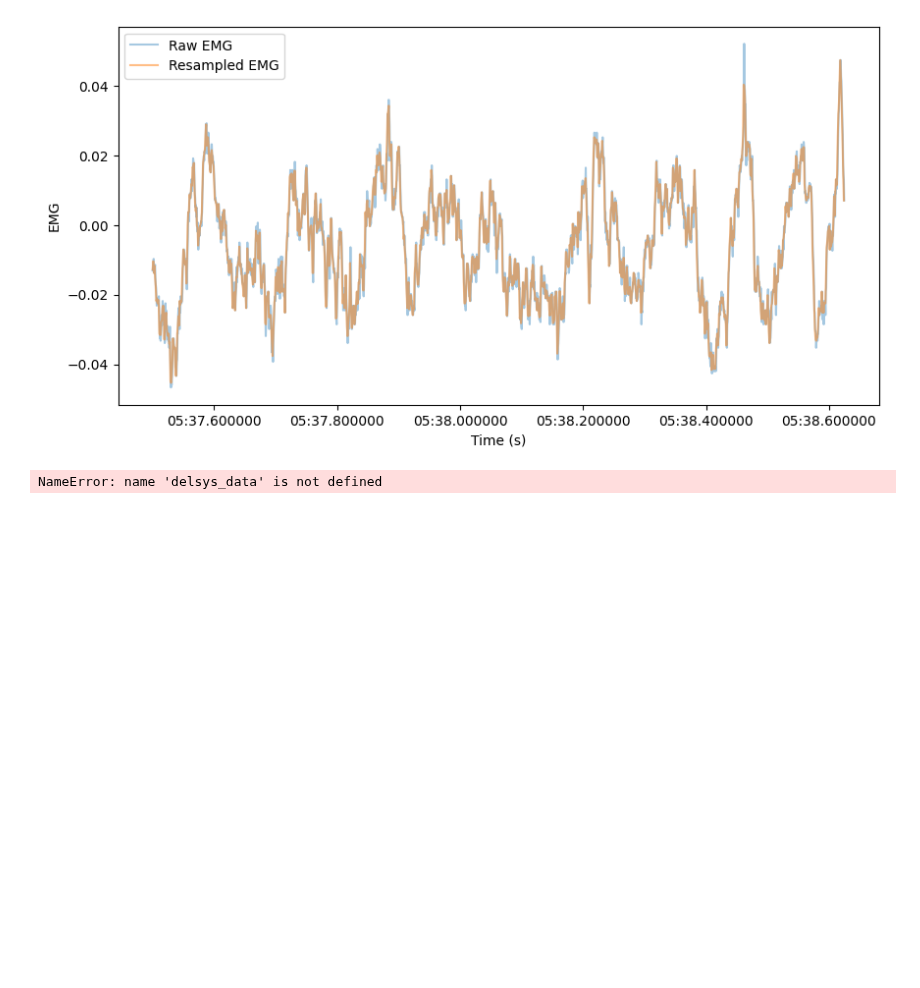
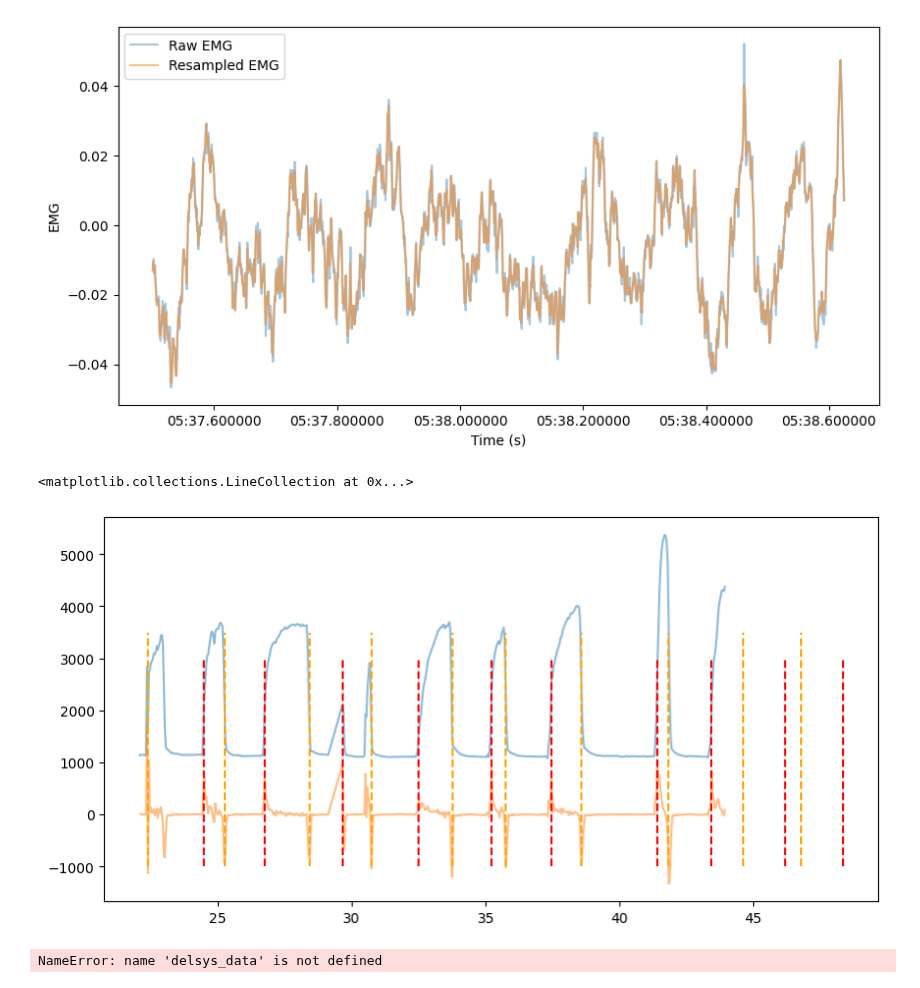
Before and after one commit to ChaundyMck/NDD_EMG, a Jupyter notebook: tester.ipynb, the cells around one changed output. Drawn from its saved outputs; the diff is of its cells as text; code cells hidden in the pictures; blank space fills up the shorter version.

Commit message:
Start and stop time analysis added, extrema difference analysis finished

```diff
--- a/tester.ipynb
+++ b/tester.ipynb
@@ -27,5 +28,5 @@ delsys_data.dropna()
 264990 rows × 34 columns
 # %%
 p_data = pd.read_csv(glob.glob(os.path.join(glob.escape(subject_folder),'*info.csv'))[0])
-mat_data = pd.read_csv(glob.glob(os.path.join(glob.escape(subject_folder),'mat*.csv'))[0])
+m_data = pd.read_csv(glob.glob(os.path.join(glob.escape(subject_folder),'mat*.csv'))[0])
 target_data = pd.read_csv(glob.glob(os.path.join(glob.escape(subject_folder),'target*.csv'))[0])
@@ -51,0 +33,6 @@ print(mat_data)
+# %%
+mat_data = pd.DataFrame()
+mat_data['Time'] = m_data.iloc[:, 0]
+mat_data['Total'] = m_data.iloc[:, 1:].sum(axis=1)
+
+print(mat_data)
@@ -56,5 +58,5 @@ Analog = delsys_data[[ 'Analog_In_1 Time Series (s)','Analog_In_1 (V)']]
 Analog.columns = ['Time', 'Analog']
 
 t_delay = sync(Analog, target_data, a_event_cutoff=0.01)
-target_data['hitTime'] = pd.to_datetime(target_data['hitTime'], unit='s') + pd.to_timedelta(t_delay, unit='s')
-mat_data.iloc[:, 0] = pd.to_datetime(mat_data.iloc[:, 0], unit='s') + pd.to_timedelta(t_delay, unit='s')
+target_data['hitTime'] = (target_data['hitTime'] / 1000)  + t_delay
+mat_data['Time'] = (mat_data['Time']/1000) + t_delay
@@ -134,8 +138,22 @@ plt.legend()
 # %% [output]
 <matplotlib.legend.Legend at 0x...>
 [figure]
+# %%
+from extract import trial_determination
+
+start_times, stop_times = trial_determination(mat_data,target_data)
 # %%
 # Once start and stop times are identified, we can use them to segment the EMG and IMU data into trials. The EMG signal will be normalized based on the maximum within task value.
+# %%
+plt.figure(figsize=(10,5))
+plt.plot(mat_data['Time'].iloc[0:500], mat_data['Total'].iloc[0:500], alpha=0.5, label="Total Mat Data")
+plt.plot(mat_data['Time'].iloc[0:500], mat_data['Total'].diff().iloc[0:500], alpha=0.5, label="derivative Mat Data")
+
+plt.vlines(x=start_times[0:10], ymax=3500, ymin=-1000, color = 'orange', linestyle="--", label="hit_analog")
+plt.vlines(x=stop_times[0:10], ymax=3000, ymin=-1000, color = 'red', linestyle="--", label="hit_target")
+# %% [output]
+<matplotlib.collections.LineCollection at 0x...>
+[figure, added]
 # %%
 ###IMU Preprocessing
 
```
Also changed, not shown: parts of 6 cells of this notebook, 4 other files.
